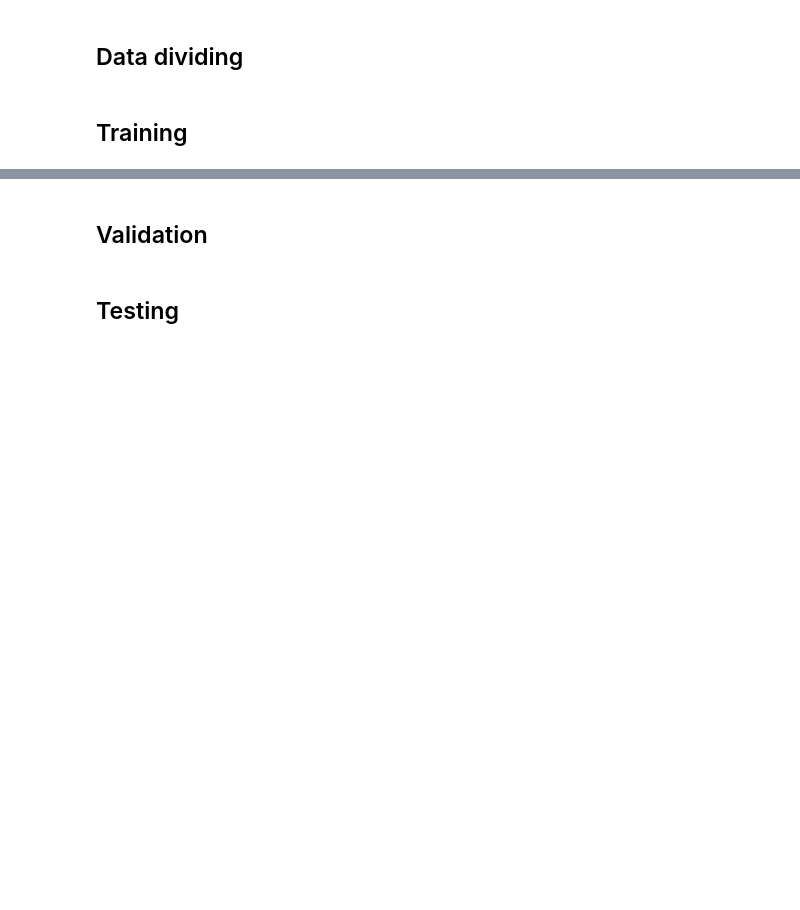
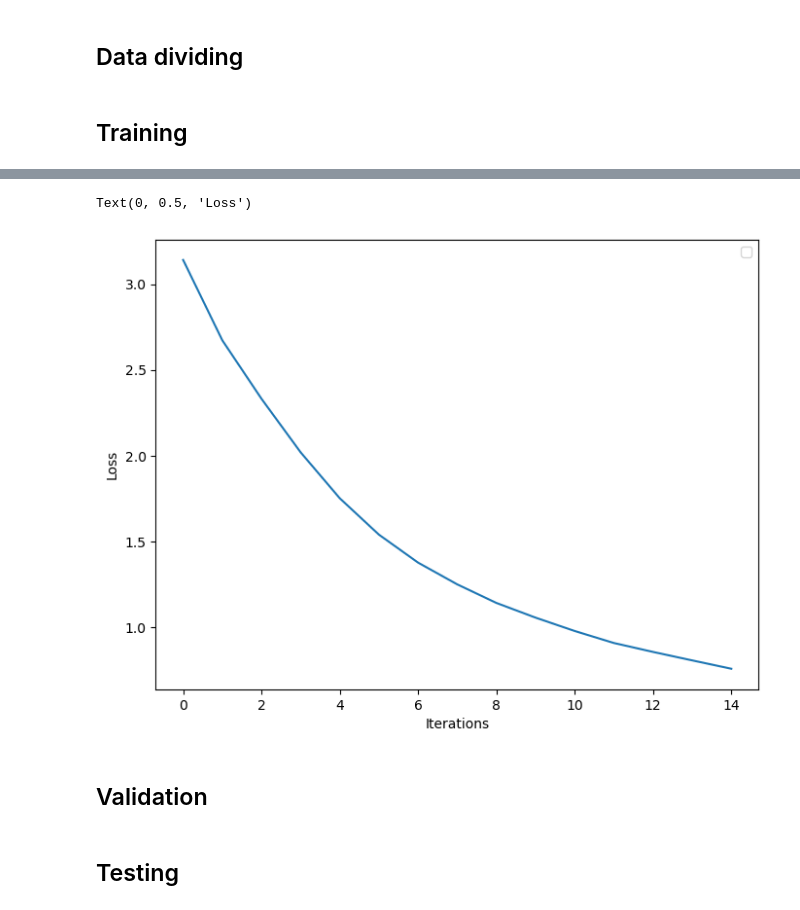
Before and after one commit to IlS0/The-Simpsons-classification, a Jupyter notebook: simpsons.ipynb, the cells around one changed output, grey strips where cells are left out. Saved outputs shown, nothing was run; the diff lists cells and outputs as text; code cells hidden in the pictures; blank space fills up the shorter version.

Commit message:
testing with F1, add figures of loss and metric values

```diff
--- a/simpsons.ipynb
+++ b/simpsons.ipynb
@@ -79,9 +124,11 @@ class Network(nn.Module):
         self.pool = nn.AdaptiveAvgPool2d((1, 1))
         self.fc1 = nn.Linear(512, 42)
 
+
         self.train_losses = []
         self.valid_losses = []
         self.test_accs = []
+
 
     def forward(self, input):
         output = self.conv1(input)
@@ -99,7 +146,7 @@ class Network(nn.Module):
 
     def train(self, optimizer, train_loader, criterion, epochs):
         print('Training started')
-
+        steps_number = len(train_loader)
 
         for epoch in range(epochs):
             running_loss = 0.0
@@ -113,12 +160,10 @@ class Network(nn.Module):
                 optimizer.step()
 
                 running_loss += loss.item()
-                if step % 10 == 9:    # print every 10 mini-batches
-                    print(
-                        f'[{epoch + 1}, {step + 1:5d}] loss: {running_loss/10:.3f}')
+                if step % 23 == 22:    # print every 23 mini-batches
+                    print(f'[{epoch + 1}, {step + 1:5d}] loss: {loss.item():.3f}')
+            self.train_losses.append(running_loss/steps_number)
 
-                    running_loss = 0.0
-                    self.train_losses.append(running_loss/10)
         print('Training finished')
 
     def valid(self):
@@ -131,8 +176,9 @@ class Network(nn.Module):
         dataiter = iter(test_loader)
         images, labels = next(dataiter)
 
-        correct = 0
-        total = 0
+        avg_f1 = F1Score(task="multiclass", num_classes=42).to(device)
+        class_f1 =F1Score(task="multiclass", num_classes=42,average=None).to(device)
+
         with torch.no_grad():
             for data in test_loader:
                 images, labels = data[0].to(device), data[1].to(device)
@@ -140,11 +186,13 @@ class Network(nn.Module):
                 outputs = self(images)
 
                 _, predicted = torch.max(outputs.data, 1)
-                total += labels.size(0)
-                correct += (predicted == labels).sum().item()
 
-        print(f'Accuracy: {100 * correct // total}%')
+                avg_f1.update(predicted,labels)
+                class_f1.update(predicted,labels)
+
+        self.test_accs = class_f1.compute()
         print('Testing finished')
+        print(f"F1(torchmetrics): {avg_f1.compute():.3%}")
 # %% [markdown]
 ## Optimizer and Loss function
 # %%
@@ -156,16 +204,16 @@ criterion = nn.CrossEntropyLoss()
 ## Data dividing
 # %%
 transform = torchvision.transforms.Compose([torchvision.transforms.ToTensor(),
-                                                torchvision.transforms.Normalize(mean=[0.5], std=[0.5]),
+                                                torchvision.transforms.Normalize(mean=[0.5,0.5,0.5], std=[0.5,0.5,0.5]),
                                                 torchvision.transforms.Resize((32,32))])
 dataset = ImageFolder(
-    "The Simpsons Characters Data\\kaggle_simpson_testset", transform=transform)
+    "../input/the-simpsons-characters-dataset/simpsons_dataset/simpsons_dataset", transform=transform)
 
 train_set, test_set = random_split(dataset, [0.7, 0.3])
 #valid_set = ImageFolder ("The Simpsons Characters Data\\valid",transform=transform)
 
-train_loader=torch.utils.data.DataLoader(train_set,batch_size=batch_size,shuffle=True, num_workers=1)
-test_loader = torch.utils.data.DataLoader(test_set,batch_size=batch_size,shuffle=True, num_workers=1)
+train_loader=torch.utils.data.DataLoader(train_set,batch_size=batch_size,shuffle=True, num_workers=2)
+test_loader = torch.utils.data.DataLoader(test_set,batch_size=batch_size,shuffle=True, num_workers=2)
 #valid_loader = torch.utils.data.DataLoader(valid_set,batch_size=batch_size,shuffle=True, num_workers=1)
 # %% [markdown]
 ## Training
@@ -174,9 +240,11 @@ model.train(optimizer,train_loader,criterion,epochs)
 # %%
-fig = plt.figure(figsize=(6, 4))
-
+fig = plt.figure(figsize=(8, 6))
 plt.plot(model.train_losses)
 plt.legend()
 plt.xlabel('Iterations')
 plt.ylabel('Loss')
+# %% [output]
+Text(0, 0.5, 'Loss')
+[figure, added]
 # %% [markdown]
 ## Validation
```
Also changed, not shown: parts of 11 cells of this notebook, 1 other file.
